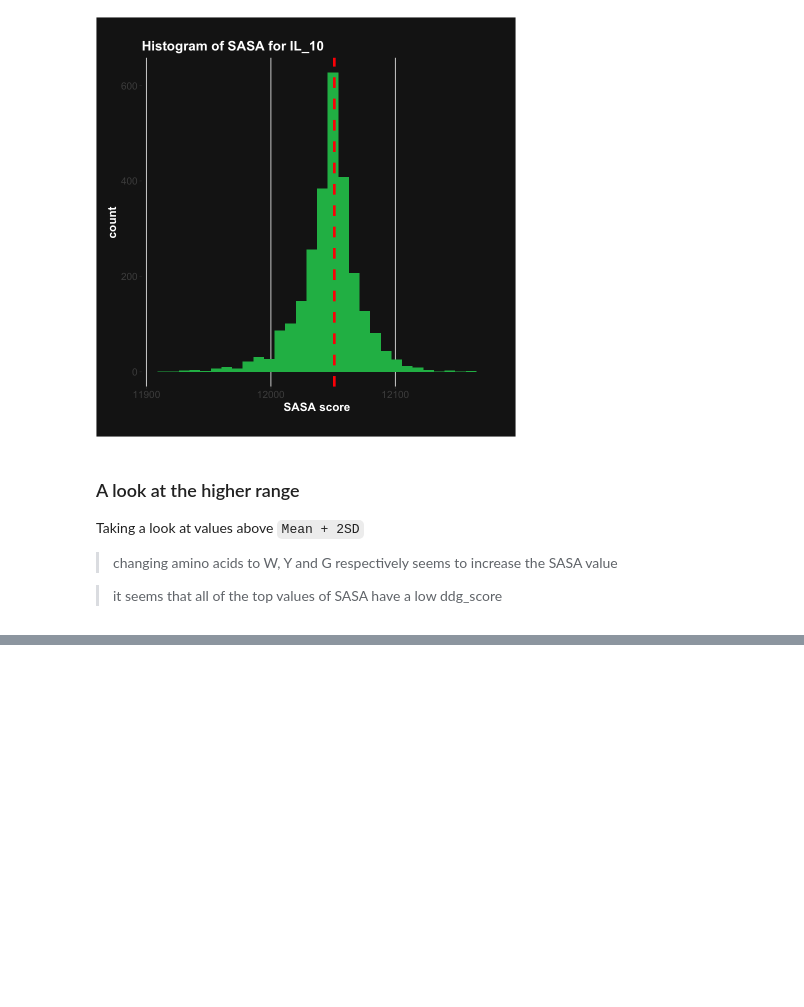
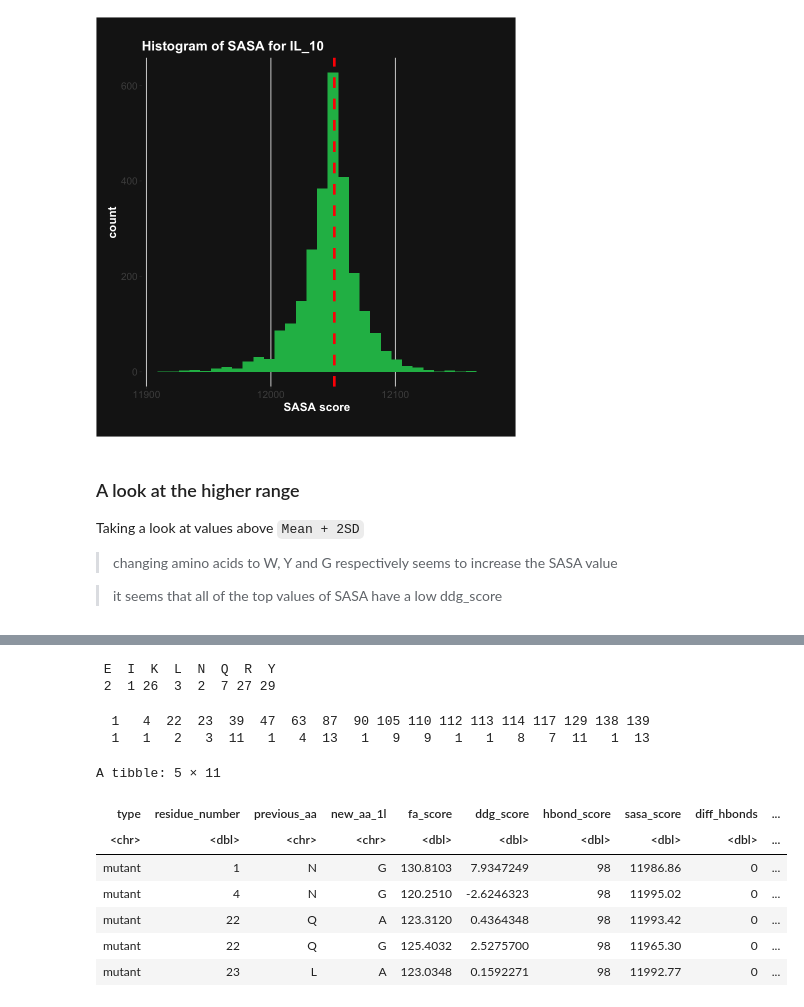
Before and after one commit to redradman/OneAAatATime, a Jupyter notebook: il_10_analysis.ipynb, the cells around one changed output, grey strips where cells are left out. Saved outputs shown, nothing was run; the diff lists cells and outputs as text; code cells hidden in the pictures; blank space fills up the shorter version.

Commit message:
add the low end of sasa for il_10

```diff
--- a/il_10_analysis.ipynb
+++ b/il_10_analysis.ipynb
@@ -198,0 +205,18 @@ A tibble: 5 × 11
+# %%
+low_sasa <- filter(il_10_short, sasa_score < mean_sasa - 2 * sd_sasa)
+table(low_sasa$previous_aa)
+table(low_sasa$residue_number)
+low_sasa |> head(5)
+# %% [output]
+ E  I  K  L  N  Q  R  Y
+ 2  1 26  3  2  7 27 29
+  1   4  22  23  39  47  63  87  90 105 110 112 113 114 117 129 138 139
+  1   1   2   3  11   1   4  13   1   9   9   1   1   8   7  11   1  13
+A tibble: 5 × 11
+| type | residue_number | previous_aa | new_aa_1l | fa_score | ddg_score | hbond_score | sasa_score | diff_hbonds | ... |
+| <chr> | <dbl> | <chr> | <chr> | <dbl> | <dbl> | <dbl> | <dbl> | <dbl> | ... |
+| mutant | 1 | N | G | 130.8103 | 7.9347249 | 98 | 11986.86 | 0 | ... |
+| mutant | 4 | N | G | 120.2510 | -2.6246323 | 98 | 11995.02 | 0 | ... |
+| mutant | 22 | Q | A | 123.3120 | 0.4364348 | 98 | 11993.42 | 0 | ... |
+| mutant | 22 | Q | G | 125.4032 | 2.5275700 | 98 | 11965.30 | 0 | ... |
+| mutant | 23 | L | A | 123.0348 | 0.1592271 | 98 | 11992.77 | 0 | ... |
```
Also changed, not shown: parts of 1 cell of this notebook.
